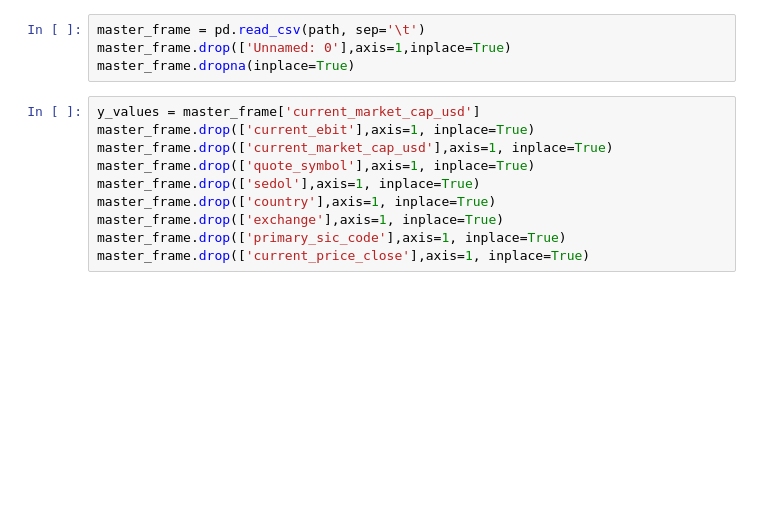
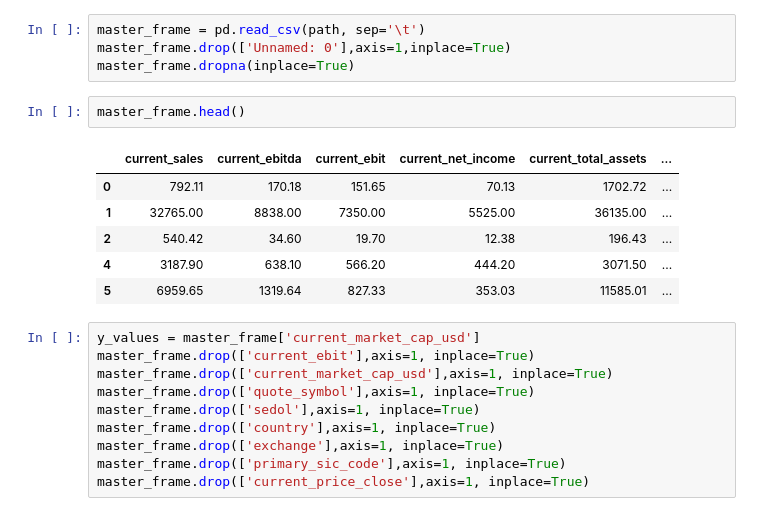
Before and after one commit to LionBaseNYC/LiStartup, a Jupyter notebook: LinearRegression.ipynb, the cells around one changed output. Drawn from its saved outputs; the diff is of its cells as text; blank space fills up the shorter version.

```diff
--- a/LinearRegression.ipynb
+++ b/LinearRegression.ipynb
@@ -21,6 +21,15 @@ conversion_factor = 1000000
 master_frame = pd.read_csv(path, sep='\t')
 master_frame.drop(['Unnamed: 0'],axis=1,inplace=True)
 master_frame.dropna(inplace=True)
+# %%
+master_frame.head()
+# %% [output]
+|  | current_sales | current_ebitda | current_ebit | current_net_income | current_total_assets | ... |
+| 0 | 792.11 | 170.18 | 151.65 | 70.13 | 1702.72 | ... |
+| 1 | 32765.00 | 8838.00 | 7350.00 | 5525.00 | 36135.00 | ... |
+| 2 | 540.42 | 34.60 | 19.70 | 12.38 | 196.43 | ... |
+| 4 | 3187.90 | 638.10 | 566.20 | 444.20 | 3071.50 | ... |
+| 5 | 6959.65 | 1319.64 | 827.33 | 353.03 | 11585.01 | ... |
 # %%
 y_values = master_frame['current_market_cap_usd']
 master_frame.drop(['current_ebit'],axis=1, inplace=True)
```
Also changed, not shown: 1 other file.
